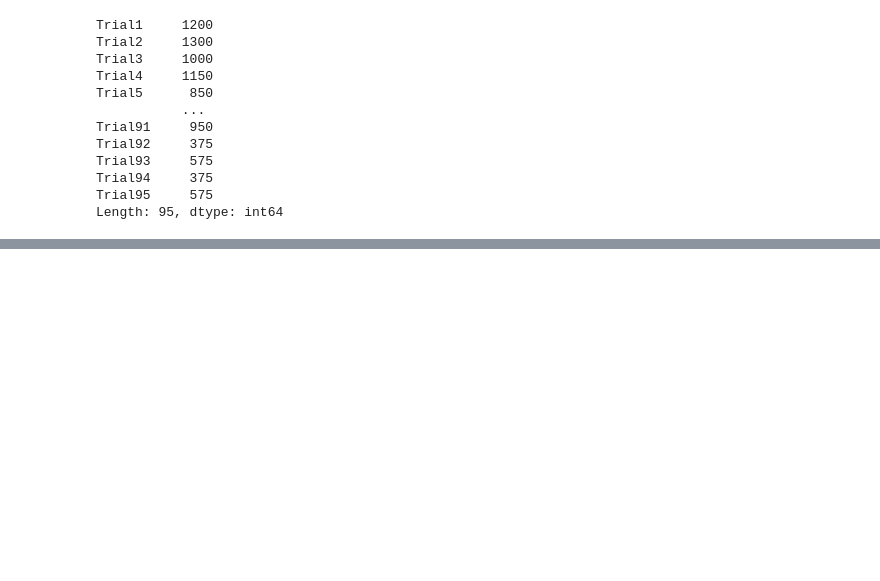
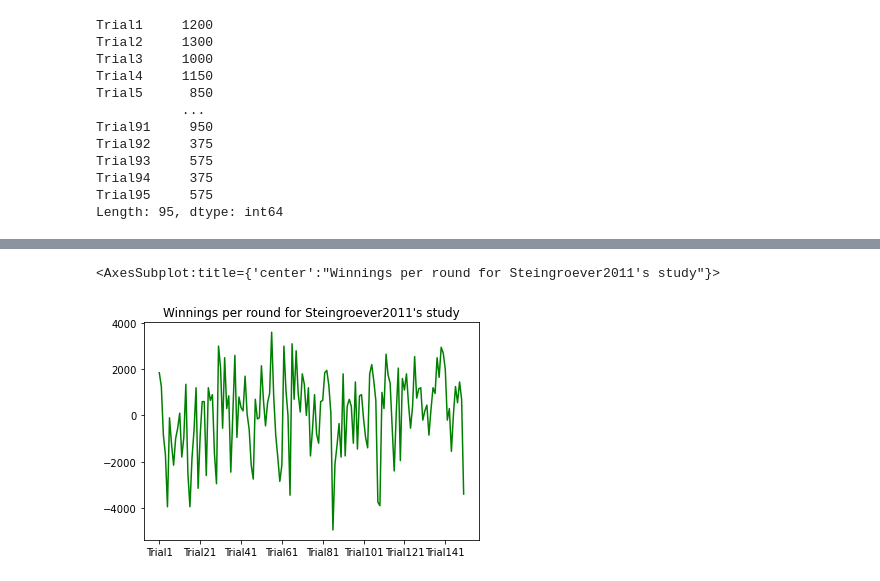
Before and after one commit to kiansweeney11/ca4015-assignment-1, a Jupyter notebook: data-analysis.ipynb, the cells around one changed output, grey strips where cells are left out. Drawn from its saved outputs; the diff is of its cells as text; code cells hidden in the pictures; blank space fills up the shorter version.

```diff
--- a/data-analysis.ipynb
+++ b/data-analysis.ipynb
@@ -519,0 +505,3 @@ per_trial95_df
+# %%
+loss150test = loss150
+loss150test = loss150test.set_axis(columnnames150, axis=1)
@@ -519,0 +518,3 @@ per_trial95_df
+# %%
+df150_added = wins150test.add(loss150test, fill_value=0)
+df150_added
@@ -519,0 +535,4 @@ per_trial95_df
+# %%
+df150_added
+df150_added['Study'] = index150['Study'].values
+df150_added
@@ -519,0 +553,9 @@ per_trial95_df
+# %%
+teststein = df150_added.loc[df150_added['Study'] == 'Steingroever2011']
+del teststein['Study']
+per_trial_150_stein = teststein.sum(axis=0)
+# %%
+per_trial_150_stein.plot(title="Winnings per round for Steingroever2011's study", color="green")
+# %% [output]
+<AxesSubplot:title={'center':"Winnings per round for Steingroever2011's study"}>
+[figure, added]
```
Also changed, not shown: parts of 19 cells of this notebook.
